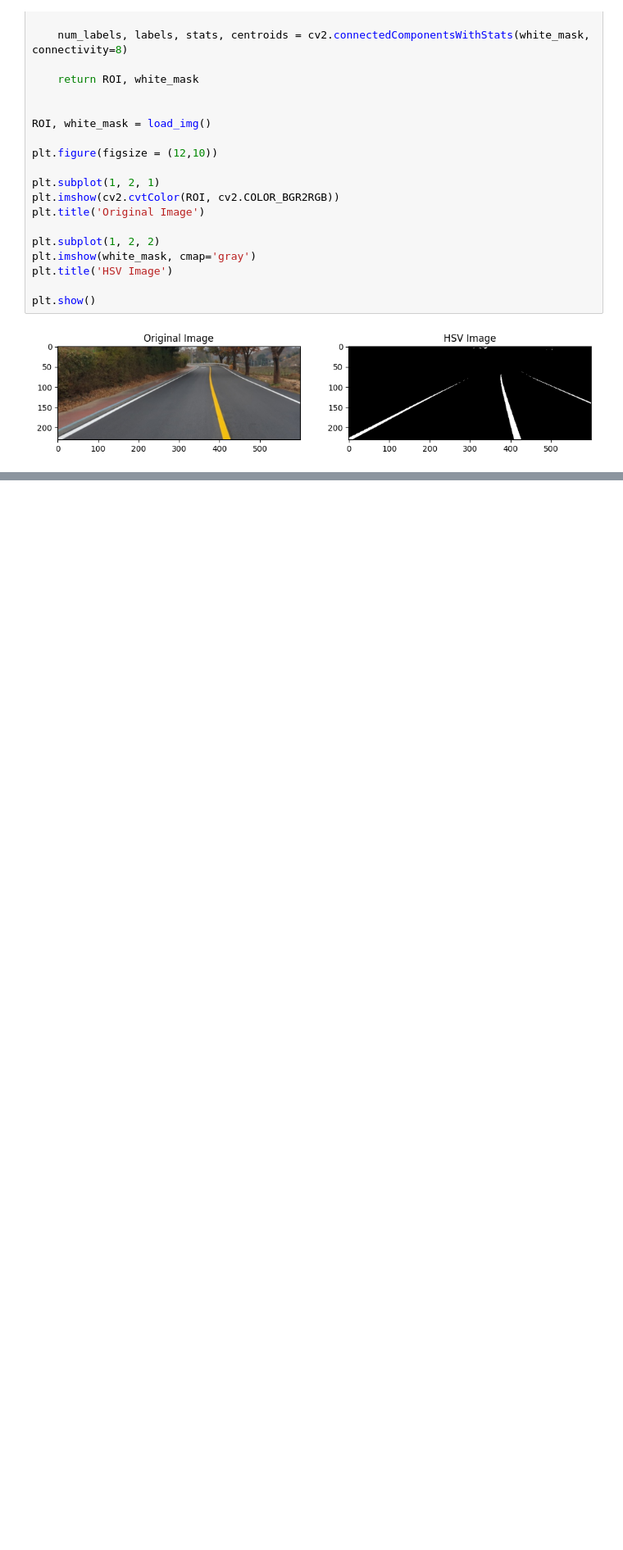
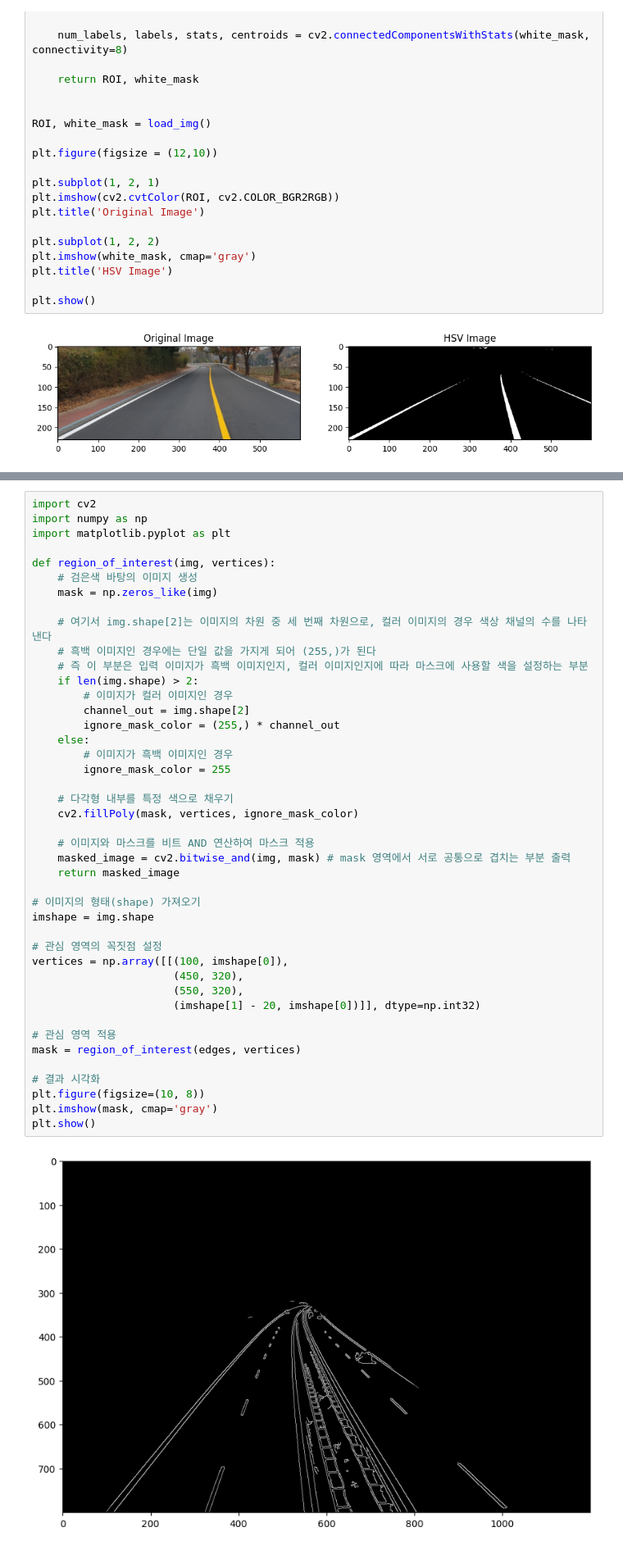
Before and after one commit to AUTO-KKYU/OpenCV, a Jupyter notebook: source/autonomous/road_detect.ipynb, the cells around one changed output, grey strips where cells are left out. Shown at 82% size. Drawn from its saved outputs; the diff is of its cells as text; blank space fills up the shorter version.

```diff
--- a/source/autonomous/road_detect.ipynb
+++ b/source/autonomous/road_detect.ipynb
@@ -116,0 +240,45 @@ plt.show()
+# %%
+import cv2
+import numpy as np
+import matplotlib.pyplot as plt
+
+def region_of_interest(img, vertices):
+    # 검은색 바탕의 이미지 생성
+    mask = np.zeros_like(img)
+
+    # 여기서 img.shape[2]는 이미지의 차원 중 세 번째 차원으로, 컬러 이미지의 경우 색상 채널의 수를 나타낸다
+    # 흑백 이미지인 경우에는 단일 값을 가지게 되어 (255,)가 된다
+    # 즉 이 부분은 입력 이미지가 흑백 이미지인지, 컬러 이미지인지에 따라 마스크에 사용할 색을 설정하는 부분
+    if len(img.shape) > 2:
+        # 이미지가 컬러 이미지인 경우
+        channel_out = img.shape[2]
+        ignore_mask_color = (255,) * channel_out
+    else:
+        # 이미지가 흑백 이미지인 경우
+        ignore_mask_color = 255
+
+    # 다각형 내부를 특정 색으로 채우기
+    cv2.fillPoly(mask, vertices, ignore_mask_color)
+
+    # 이미지와 마스크를 비트 AND 연산하여 마스크 적용
+    masked_image = cv2.bitwise_and(img, mask) # mask 영역에서 서로 공통으로 겹치는 부분 출력
+    return masked_image
+
+# 이미지의 형태(shape) 가져오기
+imshape = img.shape
+
+# 관심 영역의 꼭짓점 설정
+vertices = np.array([[(100, imshape[0]),
+                      (450, 320),
+                      (550, 320),
+                      (imshape[1] - 20, imshape[0])]], dtype=np.int32)
+
+# 관심 영역 적용
+mask = region_of_interest(edges, vertices)
+
+# 결과 시각화
+plt.figure(figsize=(10, 8))
+plt.imshow(mask, cmap='gray')
+plt.show()
+# %% [output]
+[figure, added]
```
Also changed, not shown: parts of 10 cells of this notebook, 1 other file.
